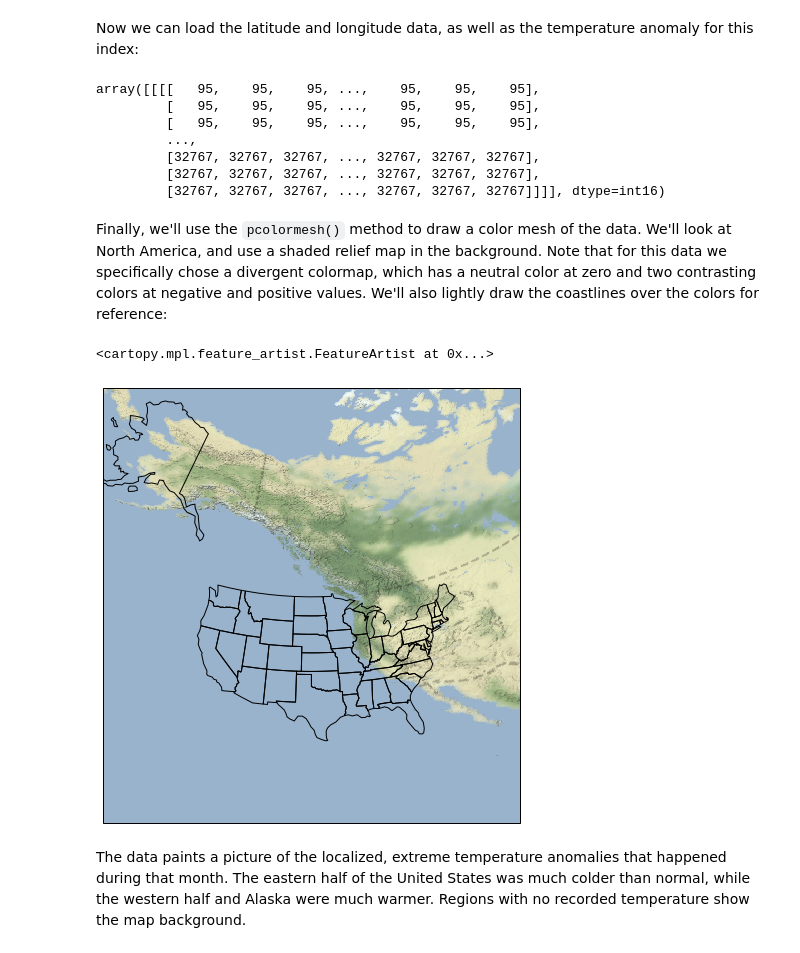
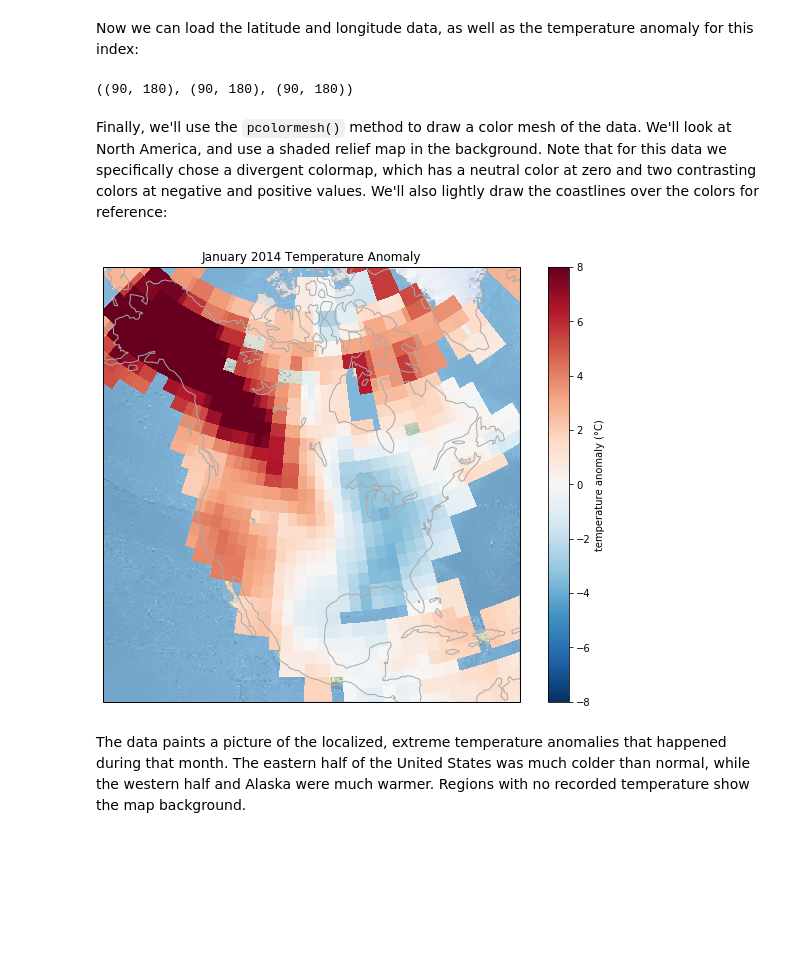
Before and after one commit to robcah/PythonDataScienceHandbook, a Jupyter notebook: notebooks/04.13-Geographic-Data-With-Cartopy.ipynb, the cells around one changed output. Drawn from its saved outputs; the diff is of its cells as text; code cells hidden in the pictures; blank space fills up the shorter version.

```diff
--- a/notebooks/04.13-Geographic-Data-With-Cartopy.ipynb
+++ b/notebooks/04.13-Geographic-Data-With-Cartopy.ipynb
@@ -395,7 +362,7 @@ We read the data as follows:
 # https://data.giss.nasa.gov/pub/gistemp/gistemp250_GHCNv4.nc.gz
 
 from scipy.io import netcdf
-data = netcdf.NetCDFFile('data/gistemp250_GHCNv4.nc', 'r')
+data = netcdf.NetCDFFile('data/gistemp250_GHCNv4.nc', mode = 'r', maskandscale=True)
 # %% [markdown]
 The file contains many global temperature readings on a variety of dates; we need to select the index of the date we're interested in—in this case, January 15, 2014:
 # %%
@@ -411,49 +378,39 @@ Now we can load the latitude and longitude data, as well as the temperature anom
 lat = data.variables['lat'][:]
 lon = data.variables['lon'][:]
 lon, lat = np.meshgrid(lon, lat)
-temp_anomaly = data.variables['tempanomaly'][timeindex]
+temp_anomaly = data.variables['tempanomaly'][timeindex].squeeze()
-# %%
-temp_anomaly
-# %% [output]
-array([[[[   95,    95,    95, ...,    95,    95,    95],
-         [   95,    95,    95, ...,    95,    95,    95],
-         [   95,    95,    95, ...,    95,    95,    95],
-         ...,
-         [32767, 32767, 32767, ..., 32767, 32767, 32767],
-         [32767, 32767, 32767, ..., 32767, 32767, 32767],
-         [32767, 32767, 32767, ..., 32767, 32767, 32767]]]], dtype=int16)
+# %%
+temp_anomaly.shape, lon.shape, lat.shape
+# %% [output]
+((90, 180), (90, 180), (90, 180))
 # %% [markdown]
 Finally, we'll use the ``pcolormesh()`` method to draw a color mesh of the data.
 We'll look at North America, and use a shaded relief map in the background.
 Note that for this data we specifically chose a divergent colormap, which has a neutral color at zero and two contrasting colors at negative and positive values.
 We'll also lightly draw the coastlines over the colors for reference:
-# %%
-fig = plt.figure(figsize=(10, 8))
-longitude = -100
-latitude = 45
-tiler = Stamen('terrain-background')
-m = plt.axes(projection = ccrs.LambertConformal(longitude, latitude))
-m.add_image(tiler, 3)
-margin = 32
-m.set_extent([longitude-margin, longitude+margin,
-            latitude-margin, latitude+margin], crs = ccrs.PlateCarree())
-
-
-# m = Basemap(projection='lcc', resolution='c',
-#             width=8E6, height=8E6,
-#             lat_0=45, lon_0=-100,)
-# m.shadedrelief(scale=0.5)
-# m.pcolormesh(lon, lat, temp_anomaly,)
-# #              cmap='RdBu_r', transform = ccrs.PlateCarree())
-# plt.clim(-8, 8)
-# m.coastlines(color='lightgray')
-# m.add_feature(cfeature.COASTLINE)
-m.add_feature(cfeature.STATES)
-# plt.title('January 2014 Temperature Anomaly')
-# plt.colorbar(label='temperature anomaly (°C)');
-# %% [output]
-<cartopy.mpl.feature_artist.FeatureArtist at 0x...>
-[figure, removed]
+# %%
+fig = plt.figure(figsize=(10, 8))
+longitude = -100
+latitude = 45
+imgfile = './CartopyBackgrounds/NaturalEarth3600x1800.jpg'
+imgextent = [-180, 180, -90, 90]
+img = plt.imread(imgfile)
+m = plt.axes(projection = ccrs.LambertConformal(longitude, latitude))
+m.imshow(img, origin = 'upper', extent = imgextent,
+        transform = ccrs.PlateCarree())
+hmap = m.pcolormesh(lon, lat, temp_anomaly, vmin=-8, vmax=8,
+              cmap='RdBu_r', transform = ccrs.PlateCarree())
+fig.colorbar(hmap, ax=m, label='temperature anomaly (°C)')
+margin = 32
+m.set_extent([longitude-margin, longitude+margin,
+            latitude-margin, latitude+margin],
+             crs = ccrs.PlateCarree())
+m.add_feature(cfeature.COASTLINE, edgecolor = 'darkgray')
+m.add_feature(cfeature.LAKES, edgecolor='darkgray',
+              facecolor = 'none')
+plt.title('January 2014 Temperature Anomaly');
+# %% [output]
+[figure, added]
 # %% [markdown]
 The data paints a picture of the localized, extreme temperature anomalies that happened during that month.
 The eastern half of the United States was much colder than normal, while the western half and Alaska were much warmer.
```
Also changed, not shown: parts of 15 cells of this notebook.
